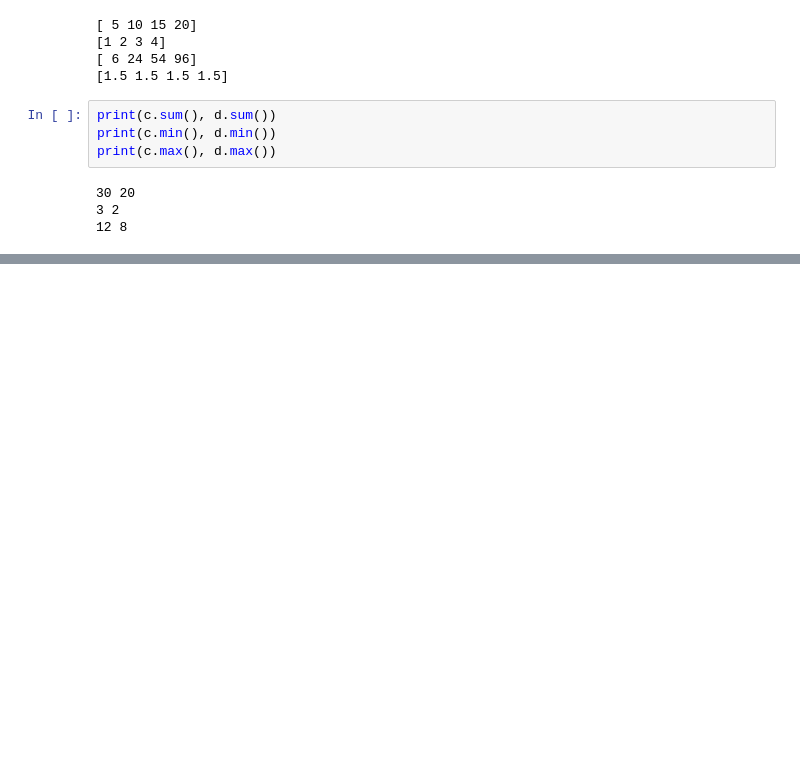
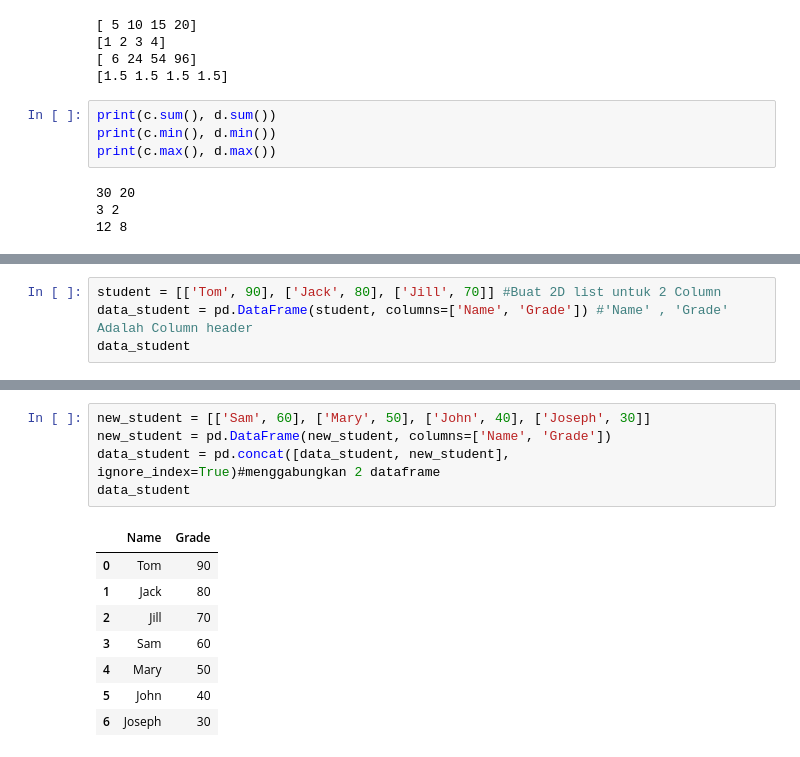
Before and after one commit to tangannbelang/machineLearningTimedoor, a Jupyter notebook: Python_for_data_science.ipynb, the cells around one changed output, grey strips where cells are left out. Saved outputs shown, nothing was run; the diff lists cells and outputs as text; blank space fills up the shorter version.

```diff
--- a/Python_for_data_science.ipynb
+++ b/Python_for_data_science.ipynb
@@ -747,0 +822,4 @@ print(c.max(), d.max())
+# %%
+student = [['Tom', 90], ['Jack', 80], ['Jill', 70]] #Buat 2D list untuk 2 Column
+data_student = pd.DataFrame(student, columns=['Name', 'Grade']) #'Name' , 'Grade' Adalah Column header
+data_student
@@ -747,0 +839,14 @@ print(c.max(), d.max())
+# %%
+new_student = [['Sam', 60], ['Mary', 50], ['John', 40], ['Joseph', 30]]
+new_student = pd.DataFrame(new_student, columns=['Name', 'Grade'])
+data_student = pd.concat([data_student, new_student], ignore_index=True)#menggabungkan 2 dataframe
+data_student
+# %% [output]
+|  | Name | Grade |
+| 0 | Tom | 90 |
+| 1 | Jack | 80 |
+| 2 | Jill | 70 |
+| 3 | Sam | 60 |
+| 4 | Mary | 50 |
+| 5 | John | 40 |
+| 6 | Joseph | 30 |
```
Also changed, not shown: parts of 13 cells of this notebook.
